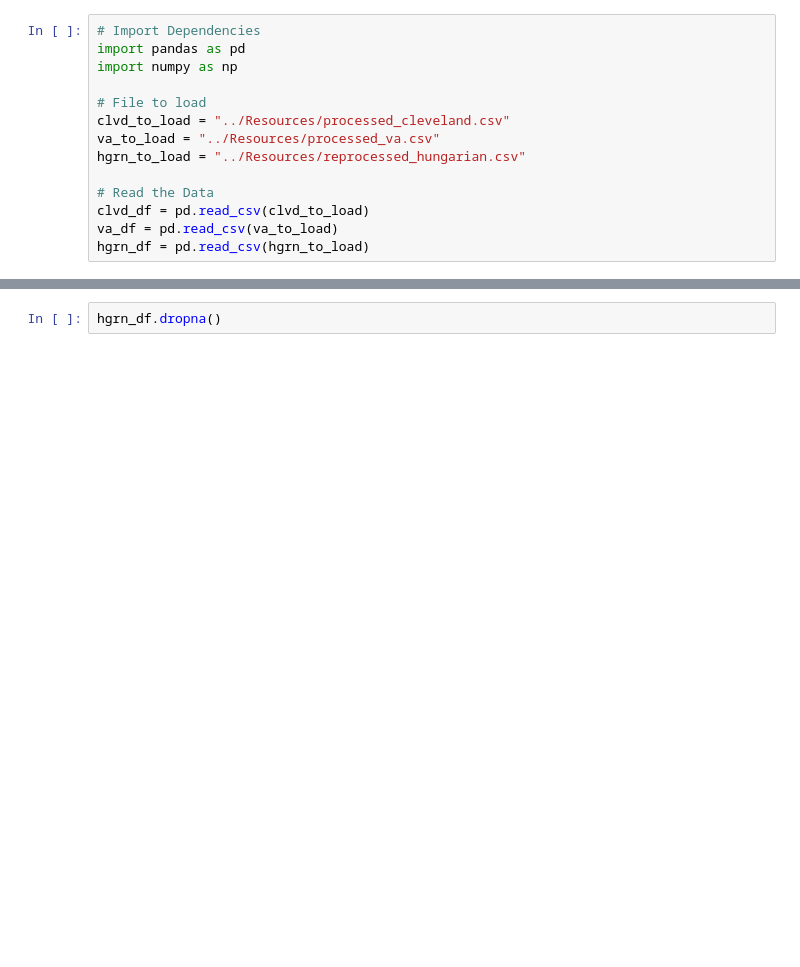
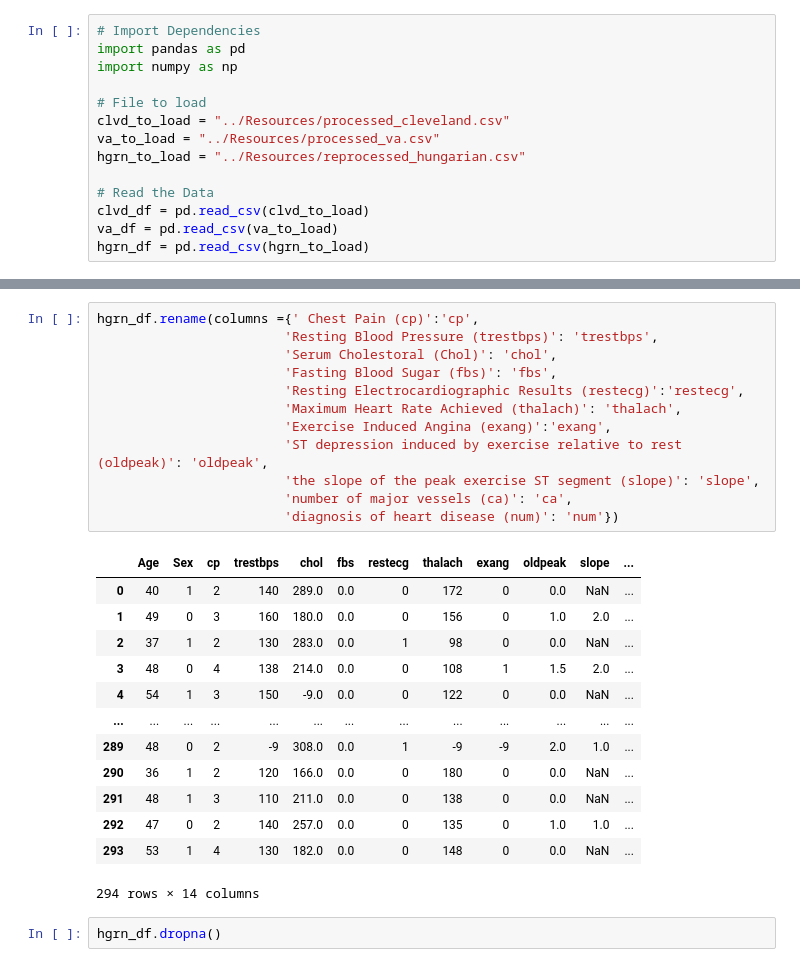
Before and after one commit to jenny0741/final_project, a Jupyter notebook: notebooks/data_cleaning.ipynb, the cells around one changed output, grey strips where cells are left out. Drawn from its saved outputs; the diff is of its cells as text; blank space fills up the shorter version.

```diff
--- a/notebooks/data_cleaning.ipynb
+++ b/notebooks/data_cleaning.ipynb
@@ -177,6 +201,32 @@ Data columns (total 14 columns):
  13  diagnosis of heart disease (num)                              294 non-null    int64
 dtypes: float64(6), int64(8)
 memory usage: 32.3 KB
+# %%
+hgrn_df.rename(columns ={' Chest Pain (cp)':'cp',
+                        'Resting Blood Pressure (trestbps)': 'trestbps',
+                        'Serum Cholestoral (Chol)': 'chol',
+                        'Fasting Blood Sugar (fbs)': 'fbs',
+                        'Resting Electrocardiographic Results (restecg)':'restecg',
+                        'Maximum Heart Rate Achieved (thalach)': 'thalach',
+                        'Exercise Induced Angina (exang)':'exang',
+                        'ST depression induced by exercise relative to rest (oldpeak)': 'oldpeak',
+                        'the slope of the peak exercise ST segment (slope)': 'slope',
+                        'number of major vessels (ca)': 'ca',
+                        'diagnosis of heart disease (num)': 'num'})
+# %% [output]
+|  | Age | Sex | cp | trestbps | chol | fbs | restecg | thalach | exang | oldpeak | slope | ... |
+| 0 | 40 | 1 | 2 | 140 | 289.0 | 0.0 | 0 | 172 | 0 | 0.0 | NaN | ... |
+| 1 | 49 | 0 | 3 | 160 | 180.0 | 0.0 | 0 | 156 | 0 | 1.0 | 2.0 | ... |
+| 2 | 37 | 1 | 2 | 130 | 283.0 | 0.0 | 1 | 98 | 0 | 0.0 | NaN | ... |
+| 3 | 48 | 0 | 4 | 138 | 214.0 | 0.0 | 0 | 108 | 1 | 1.5 | 2.0 | ... |
+| 4 | 54 | 1 | 3 | 150 | -9.0 | 0.0 | 0 | 122 | 0 | 0.0 | NaN | ... |
+| ... | ... | ... | ... | ... | ... | ... | ... | ... | ... | ... | ... | ... |
+| 289 | 48 | 0 | 2 | -9 | 308.0 | 0.0 | 1 | -9 | -9 | 2.0 | 1.0 | ... |
+| 290 | 36 | 1 | 2 | 120 | 166.0 | 0.0 | 0 | 180 | 0 | 0.0 | NaN | ... |
+| 291 | 48 | 1 | 3 | 110 | 211.0 | 0.0 | 0 | 138 | 0 | 0.0 | NaN | ... |
+| 292 | 47 | 0 | 2 | 140 | 257.0 | 0.0 | 0 | 135 | 0 | 1.0 | 1.0 | ... |
+| 293 | 53 | 1 | 4 | 130 | 182.0 | 0.0 | 0 | 148 | 0 | 0.0 | NaN | ... |
+294 rows × 14 columns
 # %%
 hgrn_df.dropna()
 # %% [output]
```
Also changed, not shown: parts of 4 cells of this notebook.
